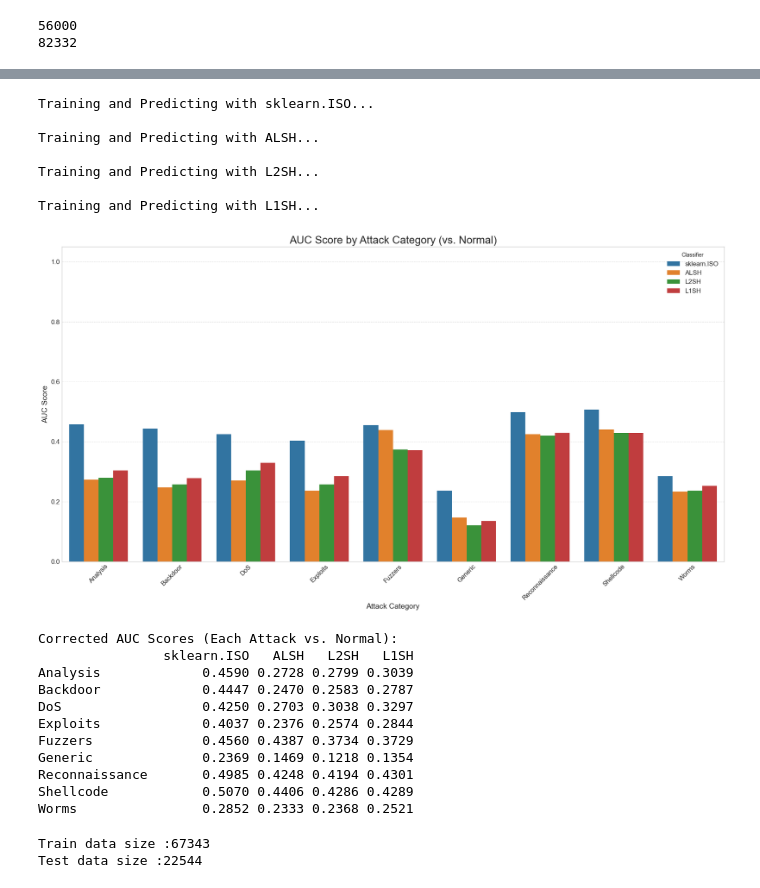
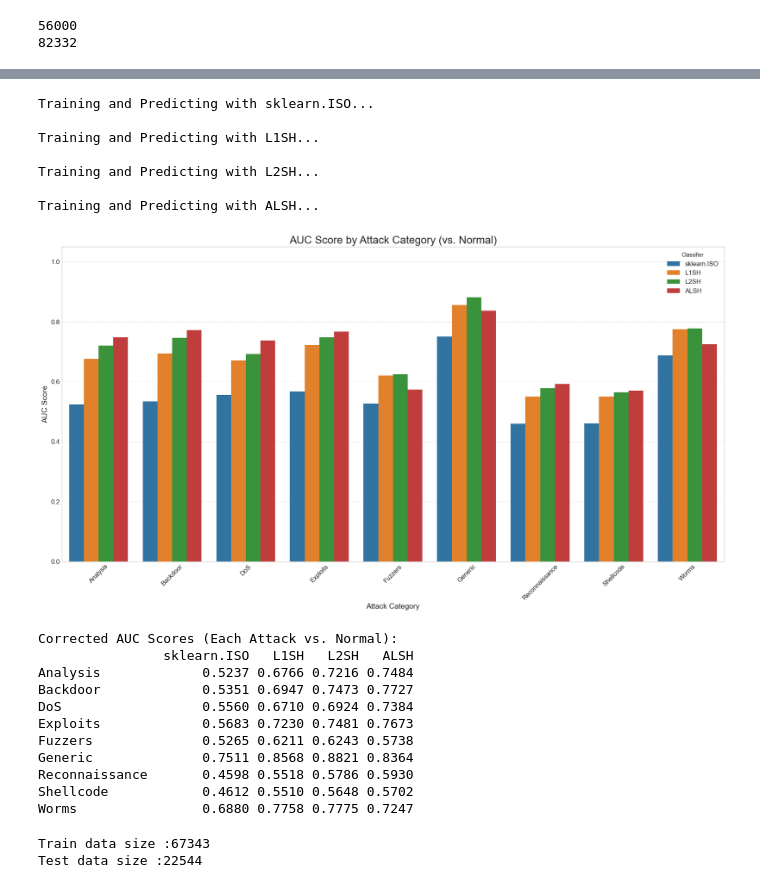
Before and after one commit to Sugata10723/ids-lshiforest, a Jupyter notebook: lshiforest/main.ipynb, the cells around one changed output, grey strips where cells are left out. Cells and saved outputs as stored; diff of their text form; code cells hidden in the pictures.

```diff
--- a/lshiforest/main.ipynb
+++ b/lshiforest/main.ipynb
@@ -15,6 +12,7 @@ import config
 # %%
 # dataのロード:cic
-X_train, y_train, X_test, y_test, y_cat = dl.load_cic_ids()
+X_train, y_train, X_test, y_test = dl.load_cic_ids()
+y_test = np.array([0 if label == "Benign" else 1 for label in y_test])
 print(len(X_train))
 print(len(X_test))
 # %% [output]
@@ -23,7 +21,12 @@ print(len(X_test))
 # %%
-# 先行研究で実験
+# cicで実験
 num_ensemblers = 100
-classifiers = [("sklearn.ISO", IsolationForest(n_estimators=num_ensemblers)), ("ALSH", LSHiForest('ALSH', num_ensemblers)), ("L2SH", LSHiForest('L2SH', num_ensemblers)), ("L1SH", LSHiForest('L1SH', num_ensemblers)) ]
+classifiers = [
+    ("sklearn.ISO", IsolationForest(n_estimators=num_ensemblers)),
+    ("L1SH", LSHiForest('L1SH', num_ensemblers)),
+    ("L2SH", LSHiForest('L2SH', num_ensemblers)),
+    ("ALSH", LSHiForest('ALSH', num_ensemblers))
+    ]
 
 
 for i, (clf_name, clf) in enumerate(classifiers):
@@ -69,9 +72,14 @@ print(len(X_test))
 56000
 82332
 # %%
-# 先行研究で実験
+# UNSWで実験
 num_ensemblers = 100
-classifiers = [("sklearn.ISO", IsolationForest(n_estimators=num_ensemblers)), ("ALSH", LSHiForest('ALSH', num_ensemblers)), ("L2SH", LSHiForest('L2SH', num_ensemblers)), ("L1SH", LSHiForest('L1SH', num_ensemblers)) ]
+classifiers = [
+    ("sklearn.ISO", IsolationForest(n_estimators=num_ensemblers)),
+    ("L1SH", LSHiForest('L1SH', num_ensemblers)),
+    ("L2SH", LSHiForest('L2SH', num_ensemblers)),
+    ("ALSH", LSHiForest('ALSH', num_ensemblers))
+    ]
 
 
 for i, (clf_name, clf) in enumerate(classifiers):
@@ -82,7 +90,7 @@ for i, (clf_name, clf) in enumerate(classifiers):
 	train_time = time.time()-start_time
 	y_pred = clf.decision_function(X_test)
 	test_time = time.time()-start_time-train_time
-	auc = roc_auc_score(y_test, y_pred)
+	auc = roc_auc_score(y_test, -y_pred)
 
 	print("\tAUC score:\t", auc)
 	print("\tTraining time:\t", train_time)
@@ -111,10 +119,10 @@ L1SH:
 num_ensemblers = 100
 classifiers = [
     ("sklearn.ISO", IsolationForest(n_estimators=num_ensemblers)),
-    ("ALSH", LSHiForest('ALSH', num_ensemblers)),
+    ("L1SH", LSHiForest('L1SH', num_ensemblers)),
     ("L2SH", LSHiForest('L2SH', num_ensemblers)),
-    ("L1SH", LSHiForest('L1SH', num_ensemblers))
-]
+    ("ALSH", LSHiForest('ALSH', num_ensemblers))
+    ]
 
 attack_cat_series = pd.read_csv('../data/unsw_nb15/UNSW_NB15_training-set.csv')['attack_cat']
 
@@ -123,10 +131,7 @@ results_df = pd.DataFrame({
     'label': y_test.values
 }, index=y_test.index)
 
-
-# --- 3. モデルの学習・予測・結果の保存 ---
 if results_df is not None:
-    # X_testは数値データのみなので、そのまま予測に使用。
     for clf_name, clf in classifiers:
         print(f"\nTraining and Predicting with {clf_name}...")
         clf.fit(X_train)
@@ -145,51 +150,51 @@ if results_df is not None:
             eval_df = pd.concat([normal_df, current_attack_df])
             eval_preds = eval_df[f'pred_{clf_name}']
             eval_labels = eval_df['label']
-            auc = roc_auc_score(eval_labels, eval_preds)
+            auc = roc_auc_score(eval_labels, -eval_preds)
             scores[cat] = auc
         corrected_auc_scores[clf_name] = scores
 
     # グラフ描画と結果表示
     plot_df = pd.DataFrame(corrected_auc_scores).T.rename_axis('Classifier').reset_index()
     plot_df_melted = plot_df.melt(id_vars='Classifier', var_name='Attack Category', value_name='AUC Score').dropna()
     plt.style.use('seaborn-v0_8-whitegrid')
     fig, ax = plt.subplots(figsize=(18, 10))
     sns.barplot(data=plot_df_melted, x='Attack Category', y='AUC Score', hue='Classifier', ax=ax)
     ax.set_title('AUC Score by Attack Category (vs. Normal)', fontsize=20)
     ax.set_xlabel('Attack Category', fontsize=14)
     ax.set_ylabel('AUC Score', fontsize=14)
     ax.set_ylim(0, 1.05)
     ax.tick_params(axis='x', labelrotation=45, labelsize=12)
     ax.tick_params(axis='y', labelsize=12)
     ax.legend(title='Classifier', fontsize=12)
     ax.grid(axis='y', linestyle='--', alpha=0.7)
     plt.tight_layout()
     plt.show()
 
     print("Corrected AUC Scores (Each Attack vs. Normal):")
     pd.options.display.float_format = '{:.4f}'.format
     results_table = pd.DataFrame(corrected_auc_scores)
     print(results_table)
 # %% [output]
 Training and Predicting with sklearn.ISO...
 
-Training and Predicting with ALSH...
+Training and Predicting with L1SH...
 
 Training and Predicting with L2SH...
 
-Training and Predicting with L1SH...
+Training and Predicting with ALSH...
-[figure, old version]
+[figure, new version]
 Corrected AUC Scores (Each Attack vs. Normal):
-                sklearn.ISO   ALSH   L2SH   L1SH
-Analysis             0.4590 0.2728 0.2799 0.3039
-Backdoor             0.4447 0.2470 0.2583 0.2787
-DoS                  0.4250 0.2703 0.3038 0.3297
-Exploits             0.4037 0.2376 0.2574 0.2844
-Fuzzers              0.4560 0.4387 0.3734 0.3729
-Generic              0.2369 0.1469 0.1218 0.1354
-Reconnaissance       0.4985 0.4248 0.4194 0.4301
-Shellcode            0.5070 0.4406 0.4286 0.4289
-Worms                0.2852 0.2333 0.2368 0.2521
+                sklearn.ISO   L1SH   L2SH   ALSH
+Analysis             0.5237 0.6766 0.7216 0.7484
+Backdoor             0.5351 0.6947 0.7473 0.7727
+DoS                  0.5560 0.6710 0.6924 0.7384
+Exploits             0.5683 0.7230 0.7481 0.7673
+Fuzzers              0.5265 0.6211 0.6243 0.5738
+Generic              0.7511 0.8568 0.8821 0.8364
+Reconnaissance       0.4598 0.5518 0.5786 0.5930
+Shellcode            0.4612 0.5510 0.5648 0.5702
+Worms                0.6880 0.7758 0.7775 0.7247
 # %%
 # データの準備:nsl
 X_train, y_train, X_test, y_test = dl.load_nsl_kdd()
```
Also changed, not shown: parts of 6 cells of this notebook, 4 other files.
